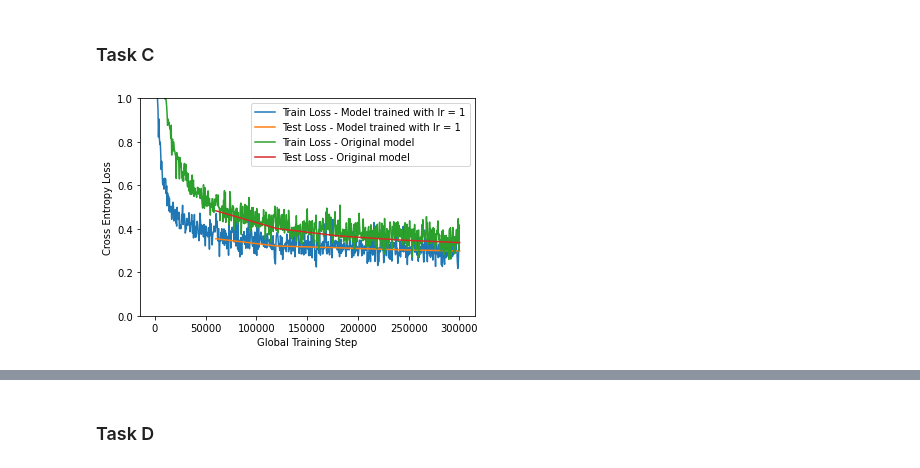
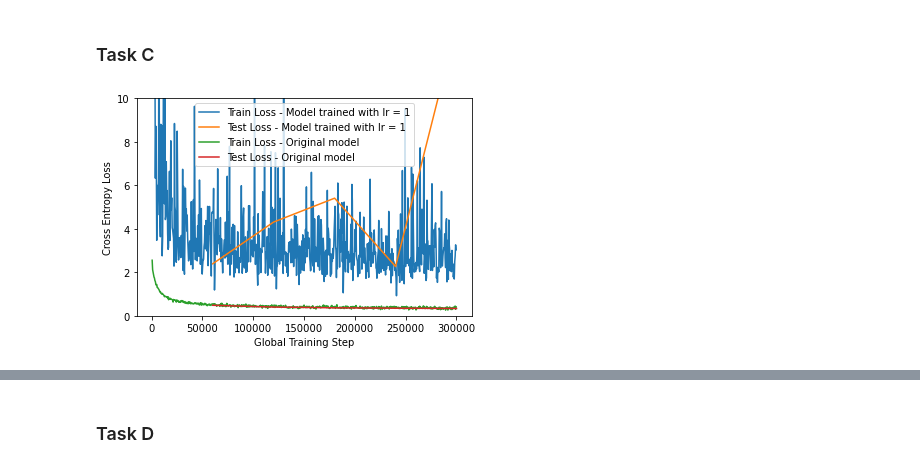
Before and after one commit to tokongs/TDT4195, a Jupyter notebook: TDT4195-StarterCode/assignment1/task4.ipynb, the cells around one changed output, grey strips where cells are left out. Drawn from its saved outputs; the diff is of its cells as text; code cells hidden in the pictures.

```diff
--- a/TDT4195-StarterCode/assignment1/task4.ipynb
+++ b/TDT4195-StarterCode/assignment1/task4.ipynb
@@ -233,15 +240,15 @@ Warning: The dynamic range of the image is [-0.027727702632546425, 0.03886015340
 torch.random.manual_seed(0)
 np.random.seed(0)
 
-model_c = create_model()
+model = create_model()
 
-lr = 1.0
+learning_rate = 1.0
 
 # Redefine optimizer, as we have a new model.
 optimizer = torch.optim.SGD(model.parameters(),
                             lr=learning_rate)
 trainer = Trainer(
-  model=model_c,
+  model=model,
   dataloader_train=dataloader_train,
   dataloader_test=dataloader_test,
   batch_size=batch_size,
@@ -250,26 +257,28 @@ trainer = Trainer(
 )
 
 train_loss_dict_c, test_loss_dict_c = trainer.train(num_epochs)
+
+learning_rate = .0192
 # %%
 # We can now plot the two models against eachother
 
 # Plot loss
 utils.plot_loss(train_loss_dict_c, label="Train Loss - Model trained with lr = 1")
 utils.plot_loss(test_loss_dict_c, label="Test Loss - Model trained with lr = 1")
 utils.plot_loss(train_loss_dict, label="Train Loss - Original model")
 utils.plot_loss(test_loss_dict, label="Test Loss - Original model")
 # Limit the y-axis of the plot (The range should not be increased!)
-plt.ylim([0, 1])
+plt.ylim([0, 10])
 plt.legend()
 plt.xlabel("Global Training Step")
 plt.ylabel("Cross Entropy Loss")
 plt.savefig("image_solutions/task_4c.png")
 
 plt.show()
 
-torch.save(model_c.state_dict(), "saved_model_c.torch")
+torch.save(model.state_dict(), "saved_model.torch")
 final_loss, final_acc = utils.compute_loss_and_accuracy(
-    dataloader_test, model_c, loss_function)
+    dataloader_test, model, loss_function)
 print(f"Final Test loss: {final_loss}. Final Test accuracy: {final_acc}")
 # %% [output]
-[figure, old version]
+[figure, new version]
```
Also changed, not shown: parts of 9 cells of this notebook, 16 other files.
